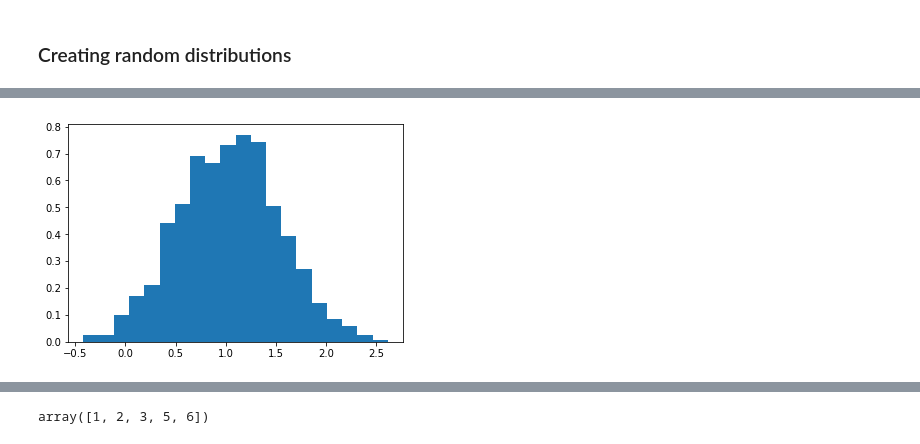
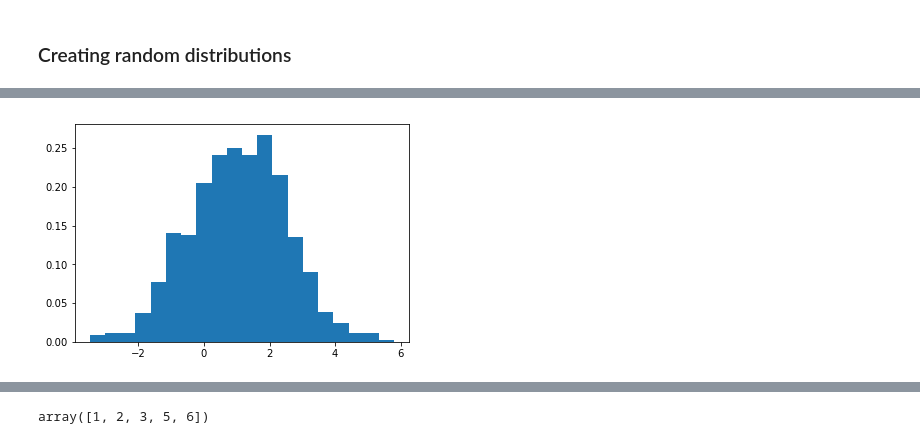
Before and after one commit to ashish-rane/MachineLearning, a Jupyter notebook: Numpy/Numpy_Basics_1.ipynb, the cells around one changed output, grey strips where cells are left out. Cells and saved outputs as stored; diff of their text form; code cells hidden in the pictures.

```diff
--- a/Numpy/Numpy_Basics_1.ipynb
+++ b/Numpy/Numpy_Basics_1.ipynb
@@ -107,10 +108,10 @@ pp.show()
 # %%
 # # Stanard normal (Gaussian distribution ) but allows controlling the mean (loc), std dev (scale))
-distribution = np.random.normal(loc=1, scale=0.5, size=1000)
+distribution = np.random.normal(loc=1, scale=1.5, size=1000)
 count,bins,ignored = pp.hist(distribution, bins=20, normed=True)
 pp.show()
 # %% [output]
-[figure, old version]
+[figure, new version]
 # %%
 # uniform distribution over an interval 0 to 1
 distribution = np.random.rand(1000)
```
Also changed, not shown: parts of 22 cells of this notebook, 7 other files.
